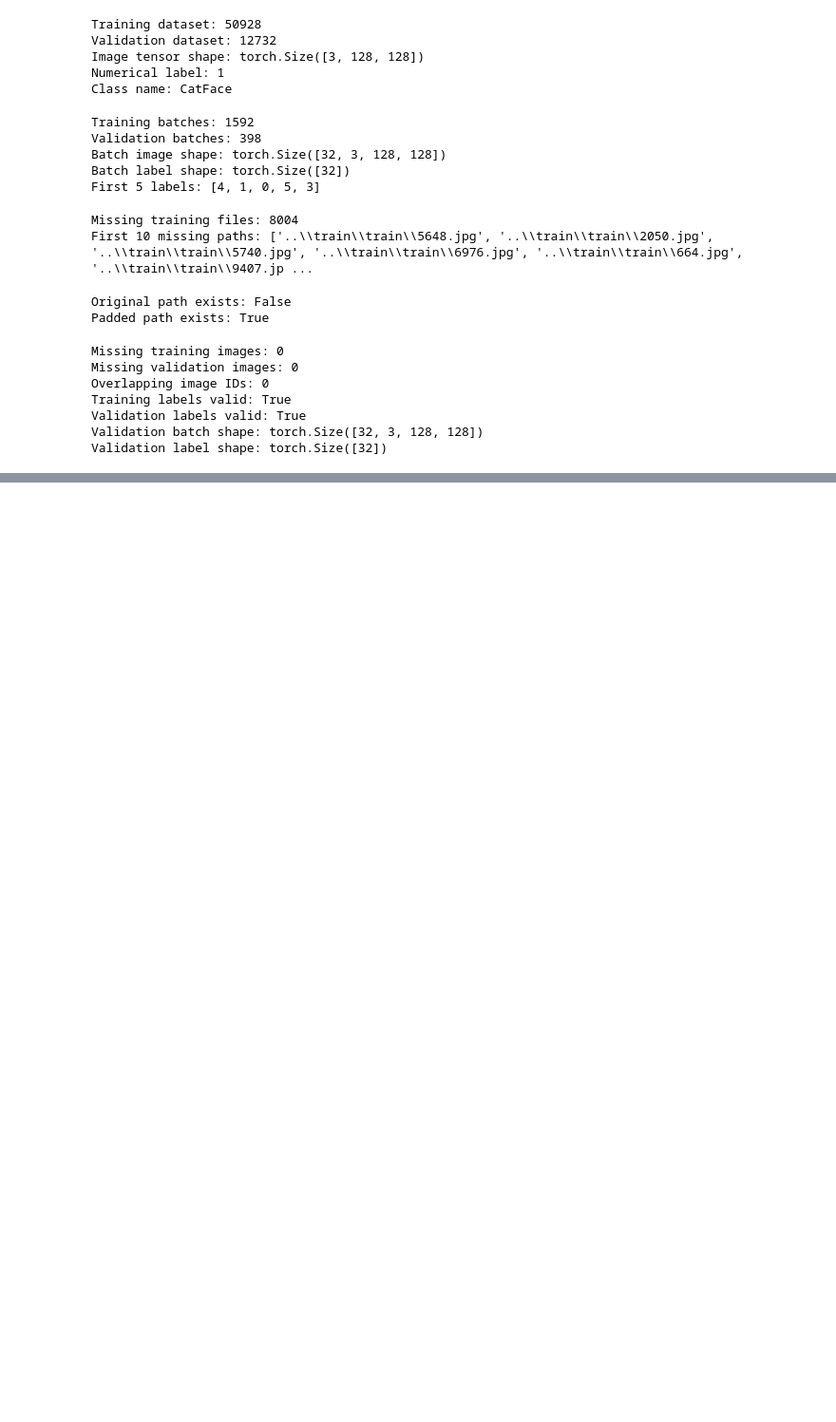
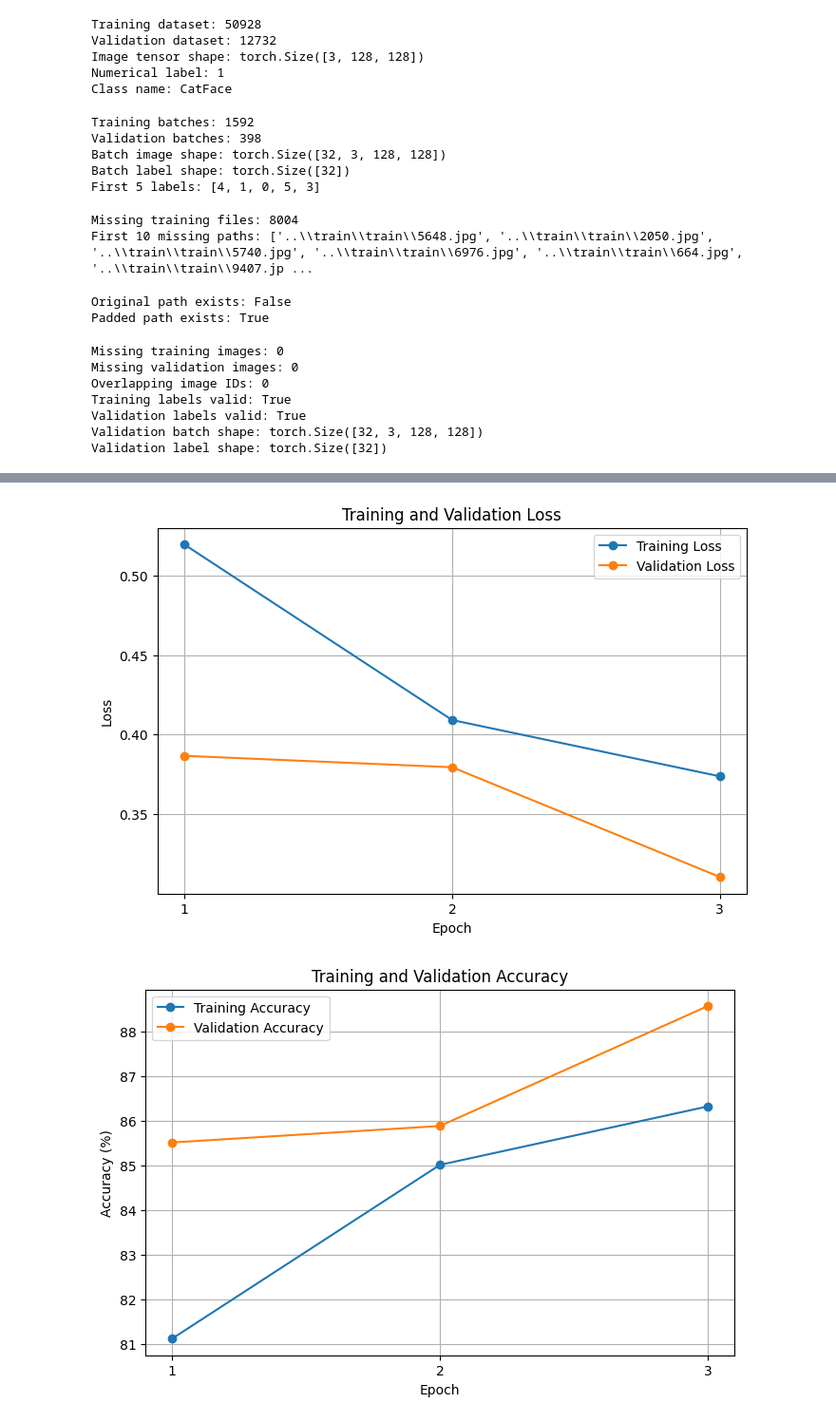
Before and after one commit to SimonSays4843/ENGE707-Assessment3, a Jupyter notebook: Assessment3.ipynb, the cells around one changed output, grey strips where cells are left out. Shown at 95% size. Cells and saved outputs as stored; diff of their text form; code cells hidden in the pictures; blank space fills up the shorter version.

Commit message:
Complete model development, training and validation for Tasks 3 and 4

```diff
--- a/Assessment3.ipynb
+++ b/Assessment3.ipynb
@@ -761,0 +1116,42 @@ Validation label shape: torch.Size([32])
+# %%
+# Task 4 - Plot training and validation performance
+
+import matplotlib.pyplot as plt
+
+epochs = range(1, len(history["train_loss"]) + 1)
+
+plt.figure(figsize=(8, 5))
+
+plt.plot(epochs, history["train_loss"],
+         marker="o", label="Training Loss")
+
+plt.plot(epochs, history["val_loss"],
+         marker="o", label="Validation Loss")
+
+plt.xlabel("Epoch")
+plt.ylabel("Loss")
+plt.title("Training and Validation Loss")
+plt.xticks(list(epochs))
+plt.legend()
+plt.grid(True)
+plt.show()
+
+
+plt.figure(figsize=(8, 5))
+
+plt.plot(epochs, history["train_accuracy"],
+         marker="o", label="Training Accuracy")
+
+plt.plot(epochs, history["val_accuracy"],
+         marker="o", label="Validation Accuracy")
+
+plt.xlabel("Epoch")
+plt.ylabel("Accuracy (%)")
+plt.title("Training and Validation Accuracy")
+plt.xticks(list(epochs))
+plt.legend()
+plt.grid(True)
+plt.show()
+# %% [output]
+[figure, added]
+[figure, added]
```
Also changed, not shown: parts of 10 cells of this notebook.
